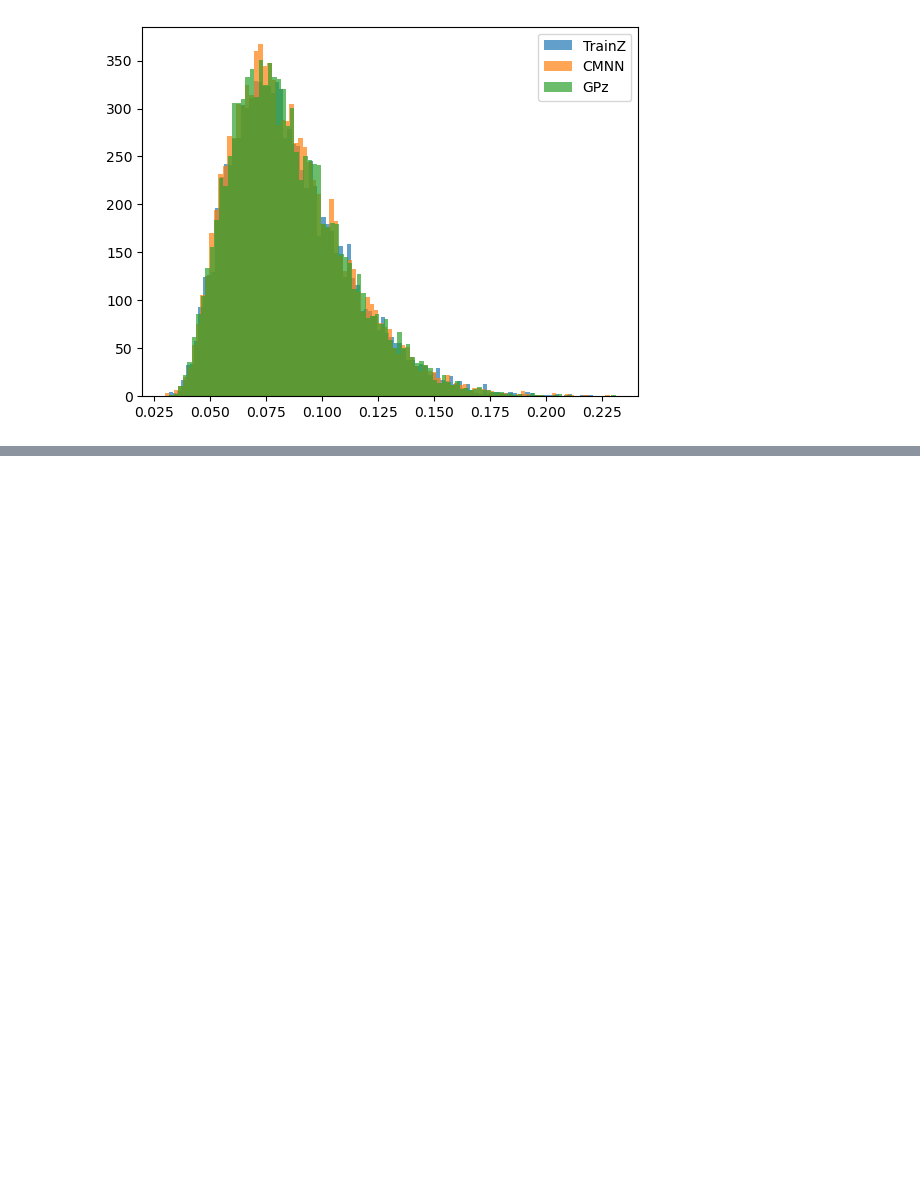
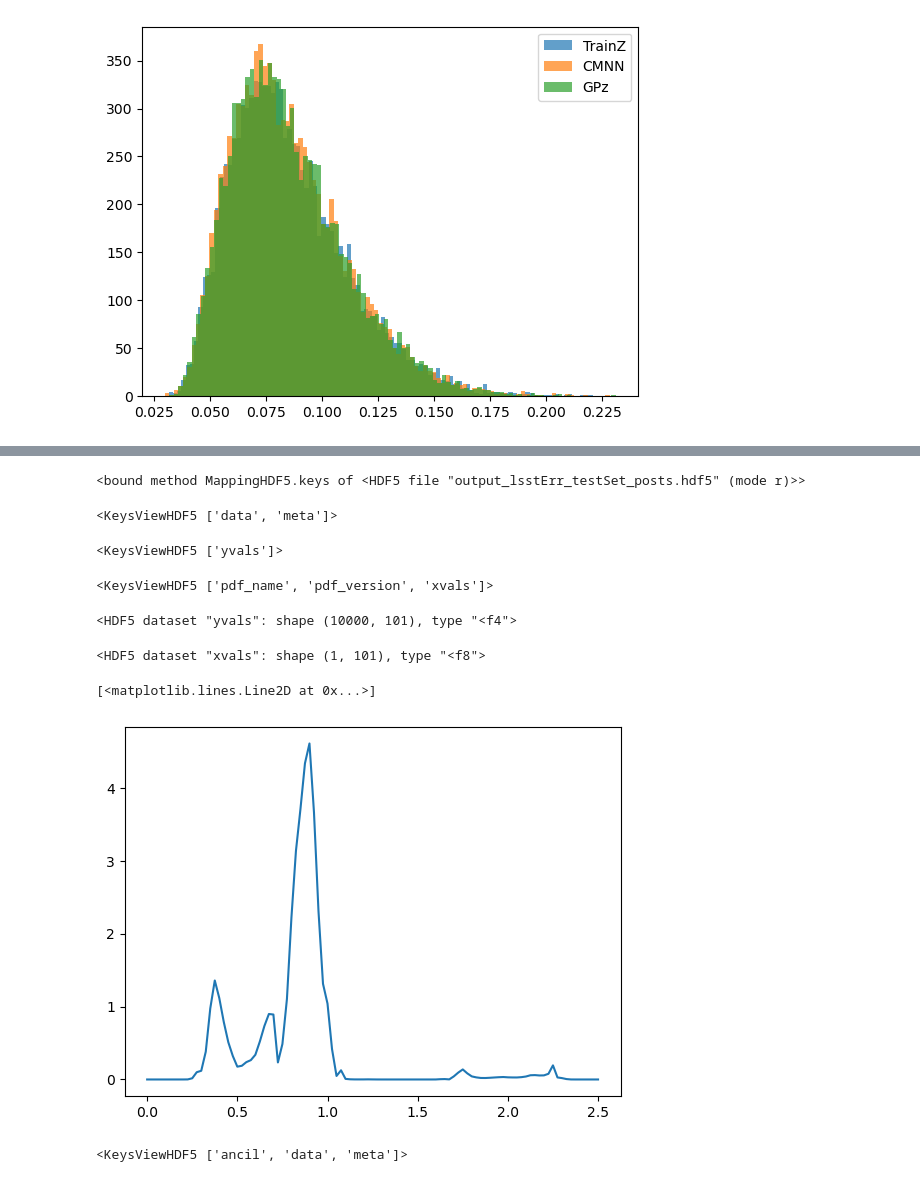
Before and after one commit to alice-crafford/Photo-z-Stress-Test, a Jupyter notebook: Evaluation_Pipeline.ipynb, the cells around one changed output, grey strips where cells are left out. Saved outputs shown, nothing was run; the diff lists cells and outputs as text; code cells hidden in the pictures; blank space fills up the shorter version.

```diff
--- a/Evaluation_Pipeline.ipynb
+++ b/Evaluation_Pipeline.ipynb
@@ -1109,0 +1143,31 @@ plt.legend()
+# %%
+file = h5py.File(ztrue_file, 'r')
+# %% [output]
+<bound method MappingHDF5.keys of <HDF5 file "output_lsstErr_testSet_posts.hdf5" (mode r)>>
+# %%
+print(file.keys())
+# %% [output]
+<KeysViewHDF5 ['data', 'meta']>
+# %%
+print(file['data'].keys())
+# %% [output]
+<KeysViewHDF5 ['yvals']>
+# %%
+print(file['meta'].keys())
+# %% [output]
+<KeysViewHDF5 ['pdf_name', 'pdf_version', 'xvals']>
+# %%
+print(file['data']['yvals'])
+# %% [output]
+<HDF5 dataset "yvals": shape (10000, 101), type "<f4">
+# %%
+print(file['meta']['xvals'])
+# %% [output]
+<HDF5 dataset "xvals": shape (1, 101), type "<f8">
+# %%
+plt.plot(file['meta']['xvals'][0], file['data']['yvals'][8])
+
+#len(file['data']['yvals'][0])
+# %% [output]
+[<matplotlib.lines.Line2D at 0x...>]
+[figure, added]
@@ -1109,0 +1176,4 @@ plt.legend()
+# %%
+print(file2.keys())
+# %% [output]
+<KeysViewHDF5 ['ancil', 'data', 'meta']>
```
Also changed, not shown: parts of 8 cells of this notebook.
